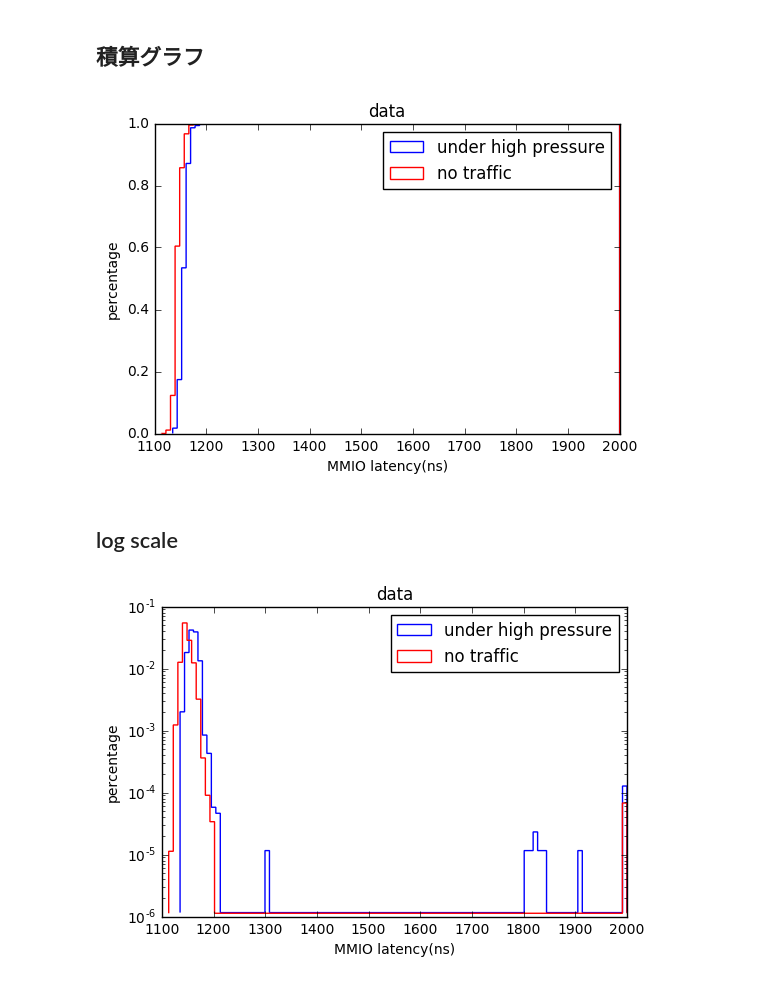
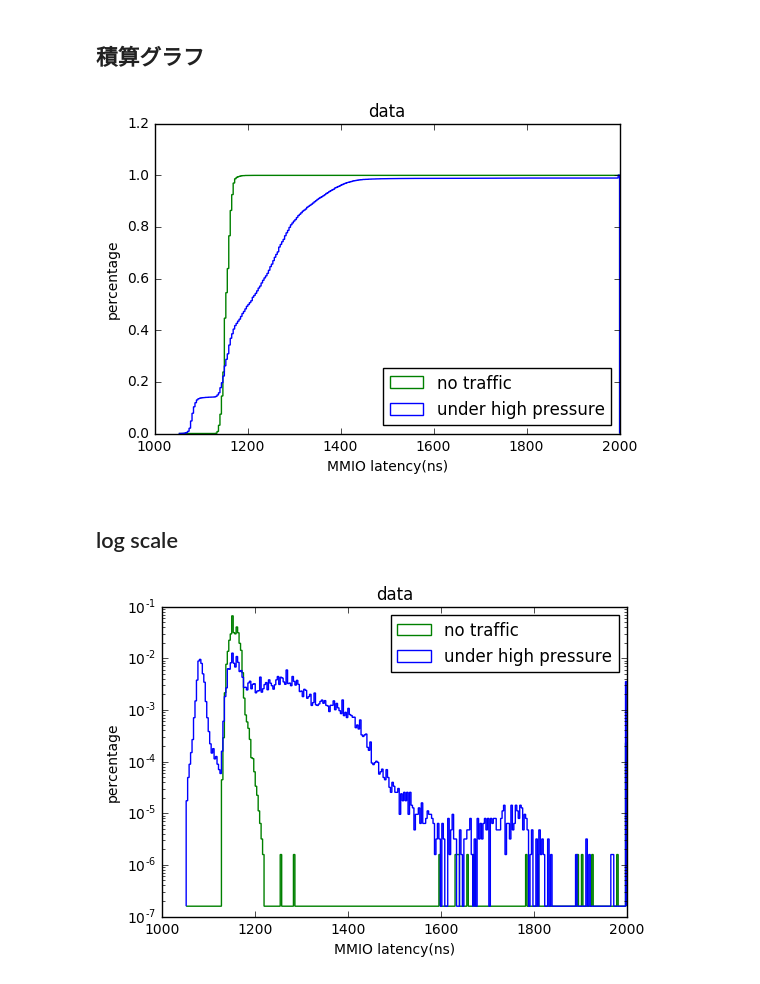
Before and after one commit to liva/mmio_latency, a Jupyter notebook: mmio_latency.ipynb, the cells around one changed output. Drawn from its saved outputs; the diff is of its cells as text; code cells hidden in the pictures.

```diff
--- a/mmio_latency.ipynb
+++ b/mmio_latency.ipynb
@@ -62,41 +60,37 @@ import matplotlib.pyplot as plt
 import numpy as np
 import pandas as pd
 
-y0 = pd.read_csv("data.csv", header=None)
-y1 = pd.read_csv("data2.csv", header=None)
+y0 = pd.read_csv("data.csv", header=None,names=["0"])
+y1 = pd.read_csv("data2.csv", header=None,names=["1"])
 
-y0 = y0.where(y0 < 2000, 2000)
-y1 = y1.where(y1 < 2000, 2000)
-
+y0 = y0["0"].where(y0["0"] < 2000, 2000)
+y1 = y1["1"].where(y1["1"] < 2000, 2000)
 plt.title("data")
 plt.xlabel("MMIO latency(ns)")
 plt.ylabel("percentage")
-plt.hist(y0, bins=100, label="under high pressure", normed=True,color="blue", cumulative=True, histtype="step")
-plt.hist(y1, bins=100, label="no traffic", normed=True,color="red", cumulative=True, histtype="step")
-plt.legend()
+plt.hist([y0,y1],bins=300, label=["under high pressure","no traffic"], normed=True, histtype="step", cumulative=True)
+plt.legend(loc='lower right')
 plt.show()
 # %% [output]
-[figure, old version]
+[figure, new version]
 # %% [markdown]
 ## log scale
 # %%
 %matplotlib inline
 import matplotlib.pyplot as plt
 import numpy as np
 import pandas as pd
 
-y0 = pd.read_csv("data.csv", header=None)
-y1 = pd.read_csv("data2.csv", header=None)
+y0 = pd.read_csv("data.csv", header=None,names=["0"])
+y1 = pd.read_csv("data2.csv", header=None,names=["1"])
 
-y0 = y0.where(y0 < 2000, 2000)
-y1 = y1.where(y1 < 2000, 2000)
-
+y0 = y0["0"].where(y0["0"] < 2000, 2000)
+y1 = y1["1"].where(y1["1"] < 2000, 2000)
 plt.title("data")
 plt.xlabel("MMIO latency(ns)")
 plt.ylabel("percentage")
-plt.hist(y0, bins=100, label="under high pressure", normed=True,log=True,color="blue", histtype="step")
-plt.hist(y1, bins=100, label="no traffic", normed=True,log=True,color="red", histtype="step")
+plt.hist([y0,y1],bins=300, label=["under high pressure","no traffic"], normed=True, histtype="step",log=True)
 plt.legend()
 plt.show()
 # %% [output]
-[figure, old version]
+[figure, new version]
```
Also changed, not shown: parts of 1 cell of this notebook, 2 other files.
